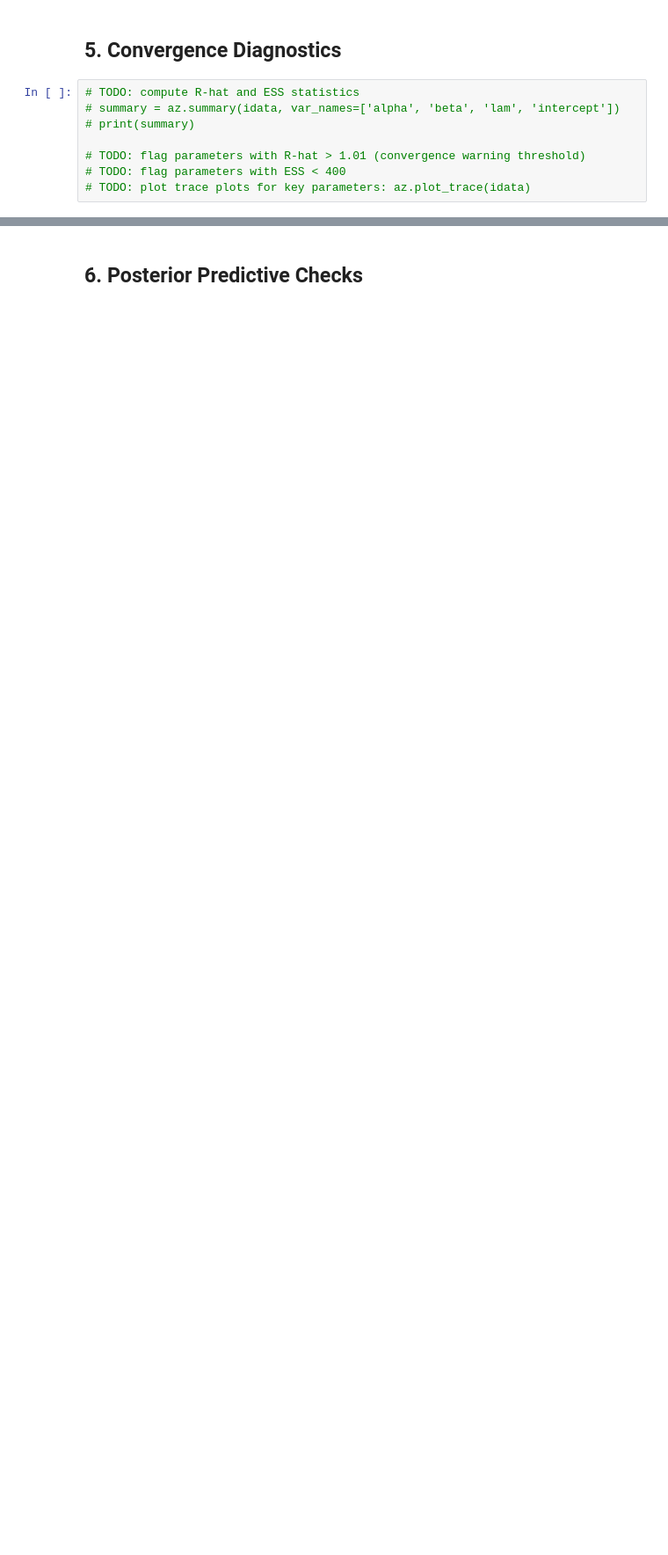
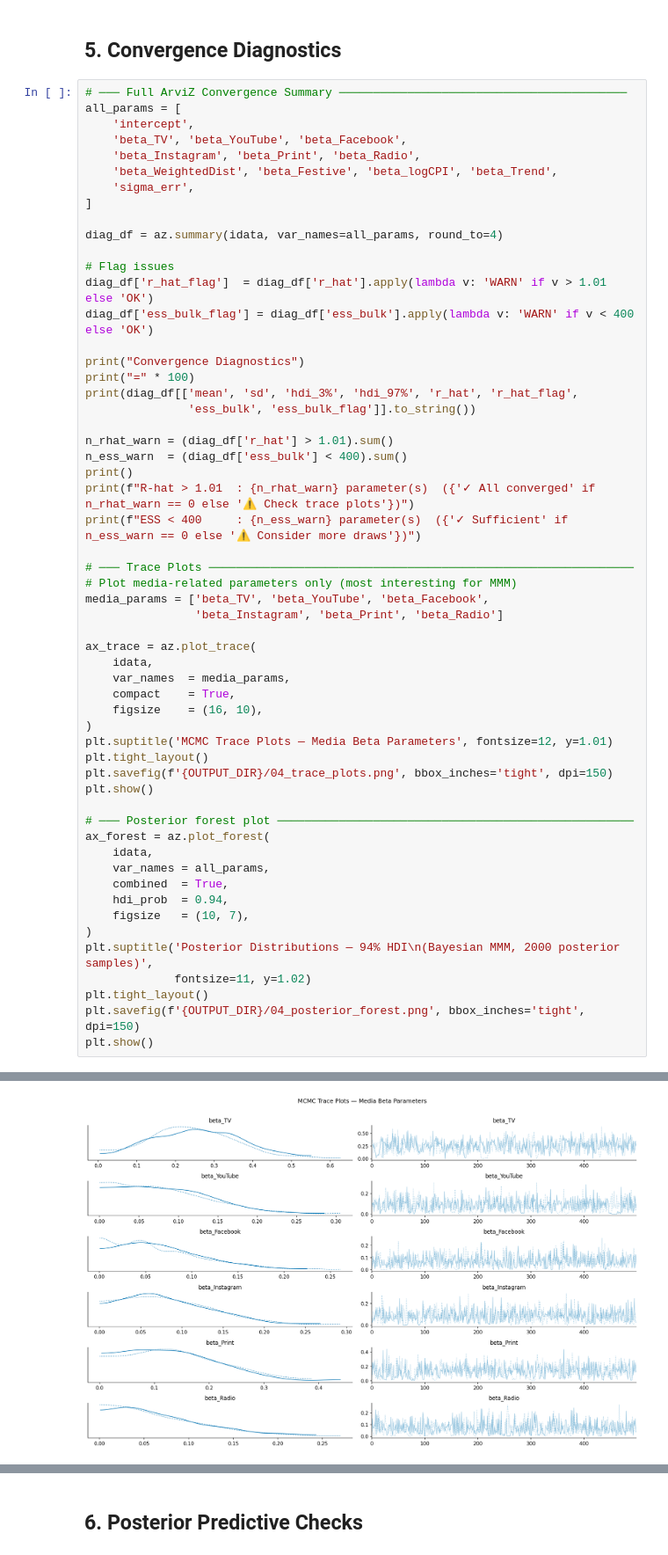
Before and after one commit to biplobgon/marketing-mix-modelling, a Jupyter notebook: notebooks/04_bayesian_mmm_pymc.ipynb, the cells around one changed output, grey strips where cells are left out. Shown at 88% size. Cells and saved outputs as stored; diff of their text form; blank space fills up the shorter version.

```diff
--- a/notebooks/04_bayesian_mmm_pymc.ipynb
+++ b/notebooks/04_bayesian_mmm_pymc.ipynb
@@ -84,10 +490,59 @@ warnings.filterwarnings('ignore')
 # %% [markdown]
 ## 5. Convergence Diagnostics
 # %%
-# TODO: compute R-hat and ESS statistics
-# summary = az.summary(idata, var_names=['alpha', 'beta', 'lam', 'intercept'])
-# print(summary)
+# ─── Full ArviZ Convergence Summary ──────────────────────────────────────────
+all_params = [
+    'intercept',
+    'beta_TV', 'beta_YouTube', 'beta_Facebook',
+    'beta_Instagram', 'beta_Print', 'beta_Radio',
+    'beta_WeightedDist', 'beta_Festive', 'beta_logCPI', 'beta_Trend',
+    'sigma_err',
+]
 
-# TODO: flag parameters with R-hat > 1.01 (convergence warning threshold)
-# TODO: flag parameters with ESS < 400
-# TODO: plot trace plots for key parameters: az.plot_trace(idata)
+diag_df = az.summary(idata, var_names=all_params, round_to=4)
+
+# Flag issues
+diag_df['r_hat_flag']  = diag_df['r_hat'].apply(lambda v: 'WARN' if v > 1.01 else 'OK')
+diag_df['ess_bulk_flag'] = diag_df['ess_bulk'].apply(lambda v: 'WARN' if v < 400 else 'OK')
+
+print("Convergence Diagnostics")
+print("=" * 100)
+print(diag_df[['mean', 'sd', 'hdi_3%', 'hdi_97%', 'r_hat', 'r_hat_flag',
+               'ess_bulk', 'ess_bulk_flag']].to_string())
+
+n_rhat_warn = (diag_df['r_hat'] > 1.01).sum()
+n_ess_warn  = (diag_df['ess_bulk'] < 400).sum()
+print()
+print(f"R-hat > 1.01  : {n_rhat_warn} parameter(s)  ({'✓ All converged' if n_rhat_warn == 0 else '⚠ Check trace plots'})")
+print(f"ESS < 400     : {n_ess_warn} parameter(s)  ({'✓ Sufficient' if n_ess_warn == 0 else '⚠ Consider more draws'})")
+
+# ─── Trace Plots ──────────────────────────────────────────────────────────────
+# Plot media-related parameters only (most interesting for MMM)
+media_params = ['beta_TV', 'beta_YouTube', 'beta_Facebook',
+                'beta_Instagram', 'beta_Print', 'beta_Radio']
+
+ax_trace = az.plot_trace(
+    idata,
+    var_names  = media_params,
+    compact    = True,
+    figsize    = (16, 10),
+)
+plt.suptitle('MCMC Trace Plots — Media Beta Parameters', fontsize=12, y=1.01)
+plt.tight_layout()
+plt.savefig(f'{OUTPUT_DIR}/04_trace_plots.png', bbox_inches='tight', dpi=150)
+plt.show()
+
+# ─── Posterior forest plot ────────────────────────────────────────────────────
+ax_forest = az.plot_forest(
+    idata,
+    var_names = all_params,
+    combined  = True,
+    hdi_prob  = 0.94,
+    figsize   = (10, 7),
+)
+plt.suptitle('Posterior Distributions — 94% HDI\n(Bayesian MMM, 2000 posterior samples)',
+             fontsize=11, y=1.02)
+plt.tight_layout()
+plt.savefig(f'{OUTPUT_DIR}/04_posterior_forest.png', bbox_inches='tight', dpi=150)
+plt.show()
+# %% [output]
@@ -93,0 +567 @@ warnings.filterwarnings('ignore')
+[figure, added]
```
Also changed, not shown: parts of 12 cells of this notebook, 6 other files.
